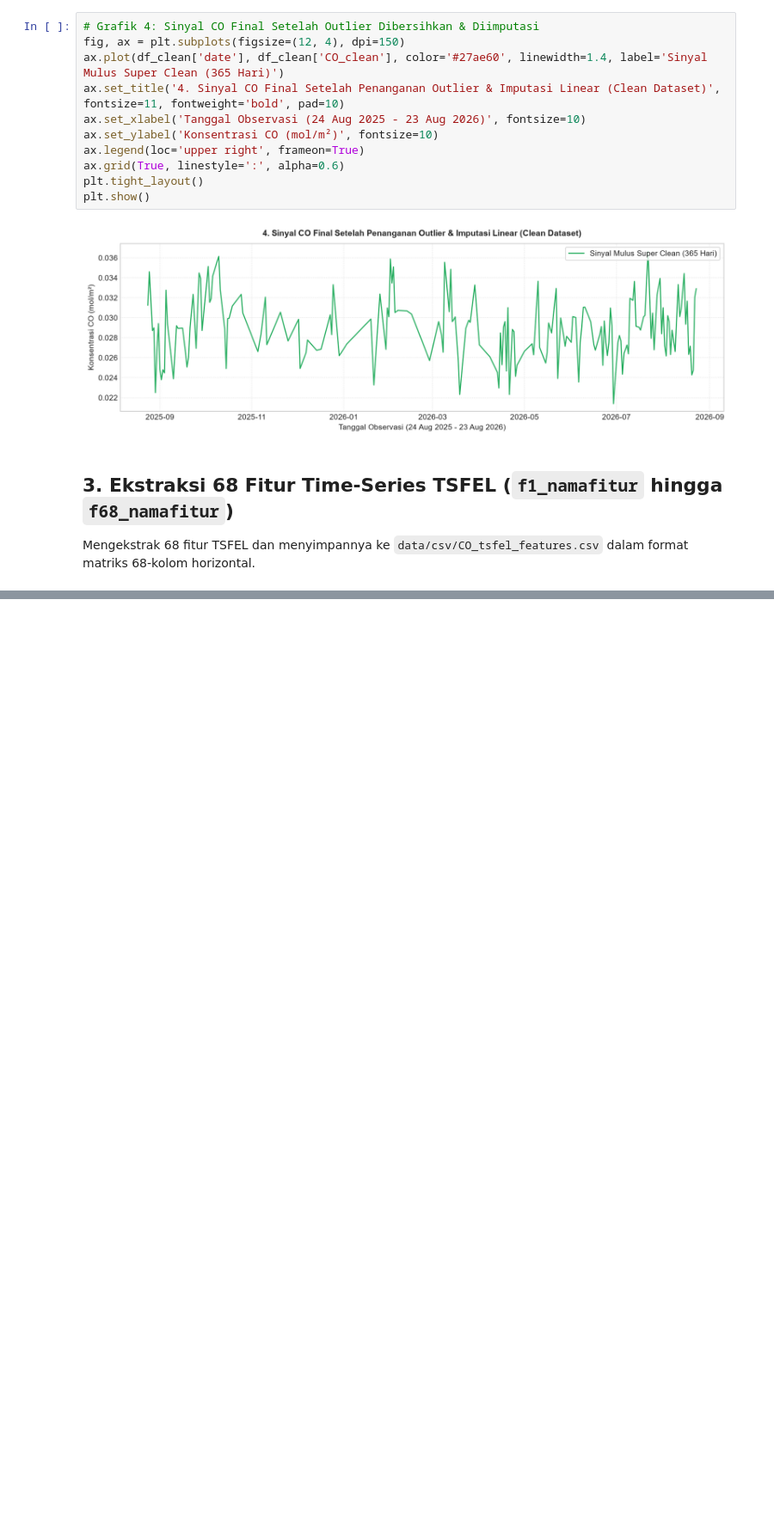
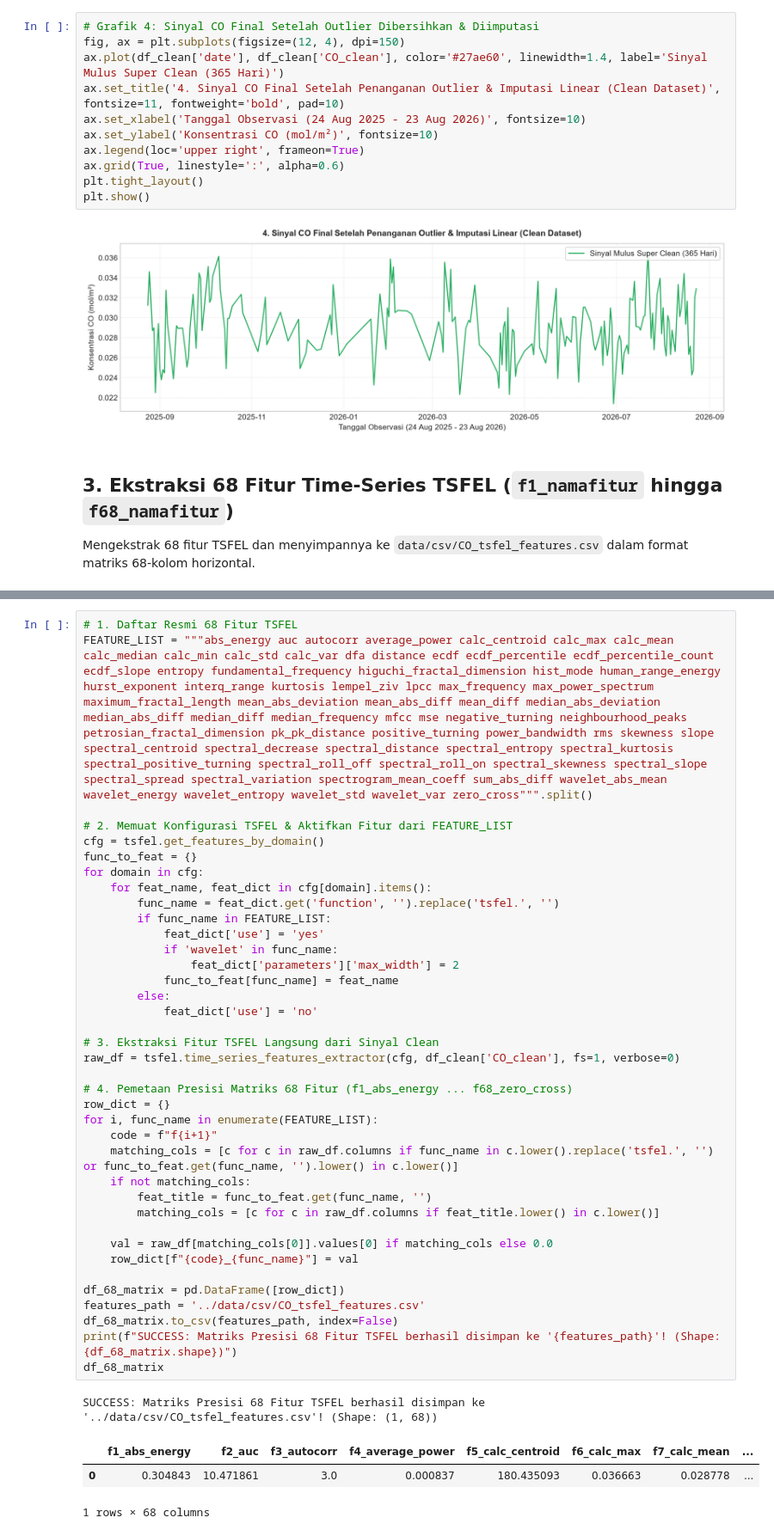
Before and after one commit to muhammadainulfuady/PSD, a Jupyter notebook: _build/jupyter_execute/main/code-dataPreparation.ipynb, the cells around one changed output, grey strips where cells are left out. Shown at 86% size. Saved outputs shown, nothing was run; the diff lists cells and outputs as text; blank space fills up the shorter version.

Commit message:
update: mengupdate dan memperbarui data understanding

```diff
--- a/_build/jupyter_execute/main/code-dataPreparation.ipynb
+++ b/_build/jupyter_execute/main/code-dataPreparation.ipynb
@@ -218,0 +161,53 @@ SUCCESS: Matriks 68 Fitur TSFEL berhasil disimpan ke '../data/csv/CO_tsfel_featu
+# %%
+# 1. Daftar Resmi 68 Fitur TSFEL
+FEATURE_LIST = """abs_energy auc autocorr average_power calc_centroid calc_max calc_mean
+calc_median calc_min calc_std calc_var dfa distance ecdf ecdf_percentile ecdf_percentile_count
+ecdf_slope entropy fundamental_frequency higuchi_fractal_dimension hist_mode human_range_energy
+hurst_exponent interq_range kurtosis lempel_ziv lpcc max_frequency max_power_spectrum
+maximum_fractal_length mean_abs_deviation mean_abs_diff mean_diff median_abs_deviation
+median_abs_diff median_diff median_frequency mfcc mse negative_turning neighbourhood_peaks
+petrosian_fractal_dimension pk_pk_distance positive_turning power_bandwidth rms skewness slope
+spectral_centroid spectral_decrease spectral_distance spectral_entropy spectral_kurtosis
+spectral_positive_turning spectral_roll_off spectral_roll_on spectral_skewness spectral_slope
+spectral_spread spectral_variation spectrogram_mean_coeff sum_abs_diff wavelet_abs_mean
+wavelet_energy wavelet_entropy wavelet_std wavelet_var zero_cross""".split()
+
+# 2. Memuat Konfigurasi TSFEL & Aktifkan Fitur dari FEATURE_LIST
+cfg = tsfel.get_features_by_domain()
+func_to_feat = {}
+for domain in cfg:
+    for feat_name, feat_dict in cfg[domain].items():
+        func_name = feat_dict.get('function', '').replace('tsfel.', '')
+        if func_name in FEATURE_LIST:
+            feat_dict['use'] = 'yes'
+            if 'wavelet' in func_name:
+                feat_dict['parameters']['max_width'] = 2
+            func_to_feat[func_name] = feat_name
+        else:
+            feat_dict['use'] = 'no'
+
+# 3. Ekstraksi Fitur TSFEL Langsung dari Sinyal Clean
+raw_df = tsfel.time_series_features_extractor(cfg, df_clean['CO_clean'], fs=1, verbose=0)
+
+# 4. Pemetaan Presisi Matriks 68 Fitur (f1_abs_energy ... f68_zero_cross)
+row_dict = {}
+for i, func_name in enumerate(FEATURE_LIST):
+    code = f"f{i+1}"
+    matching_cols = [c for c in raw_df.columns if func_name in c.lower().replace('tsfel.', '') or func_to_feat.get(func_name, '').lower() in c.lower()]
+    if not matching_cols:
+        feat_title = func_to_feat.get(func_name, '')
+        matching_cols = [c for c in raw_df.columns if feat_title.lower() in c.lower()]
+
+    val = raw_df[matching_cols[0]].values[0] if matching_cols else 0.0
+    row_dict[f"{code}_{func_name}"] = val
+
+df_68_matrix = pd.DataFrame([row_dict])
+features_path = '../data/csv/CO_tsfel_features.csv'
+df_68_matrix.to_csv(features_path, index=False)
+print(f"SUCCESS: Matriks Presisi 68 Fitur TSFEL berhasil disimpan ke '{features_path}'! (Shape: {df_68_matrix.shape})")
+df_68_matrix
+# %% [output]
+SUCCESS: Matriks Presisi 68 Fitur TSFEL berhasil disimpan ke '../data/csv/CO_tsfel_features.csv'! (Shape: (1, 68))
+|  | f1_abs_energy | f2_auc | f3_autocorr | f4_average_power | f5_calc_centroid | f6_calc_max | f7_calc_mean | ... |
+| 0 | 0.304843 | 10.471861 | 3.0 | 0.000837 | 180.435093 | 0.036663 | 0.028778 | ... |
+1 rows × 68 columns
```
Also changed, not shown: parts of 2 cells of this notebook, 35 other files.
